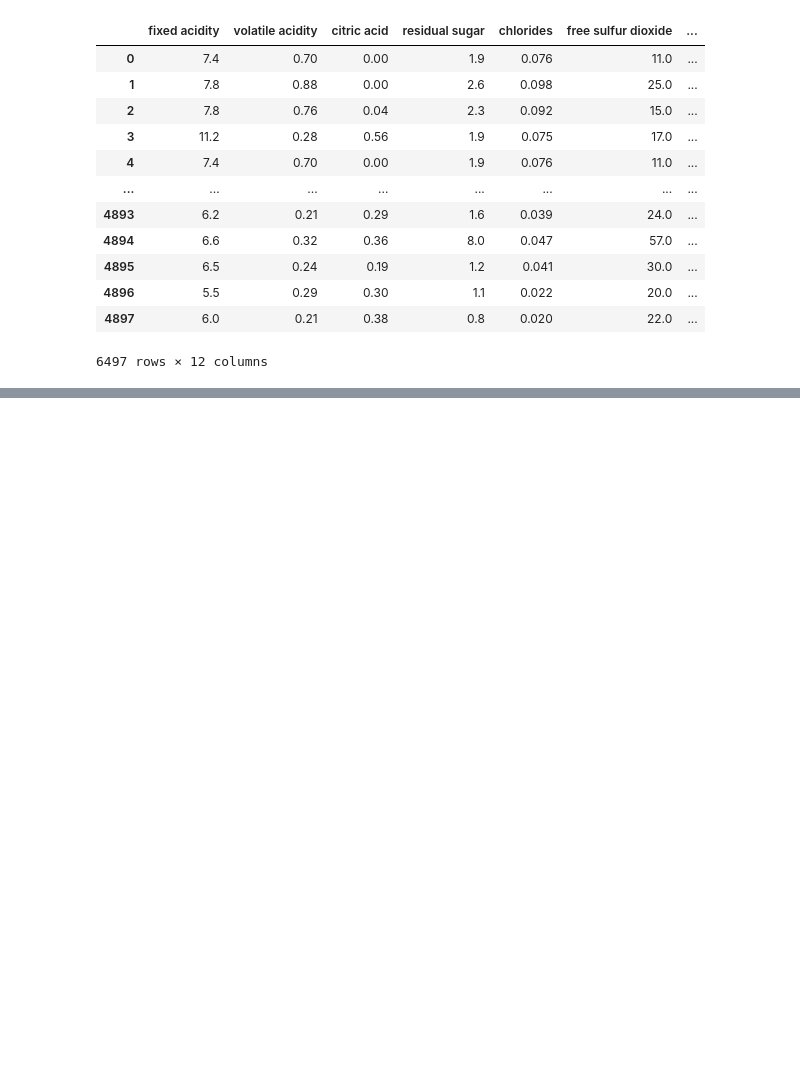
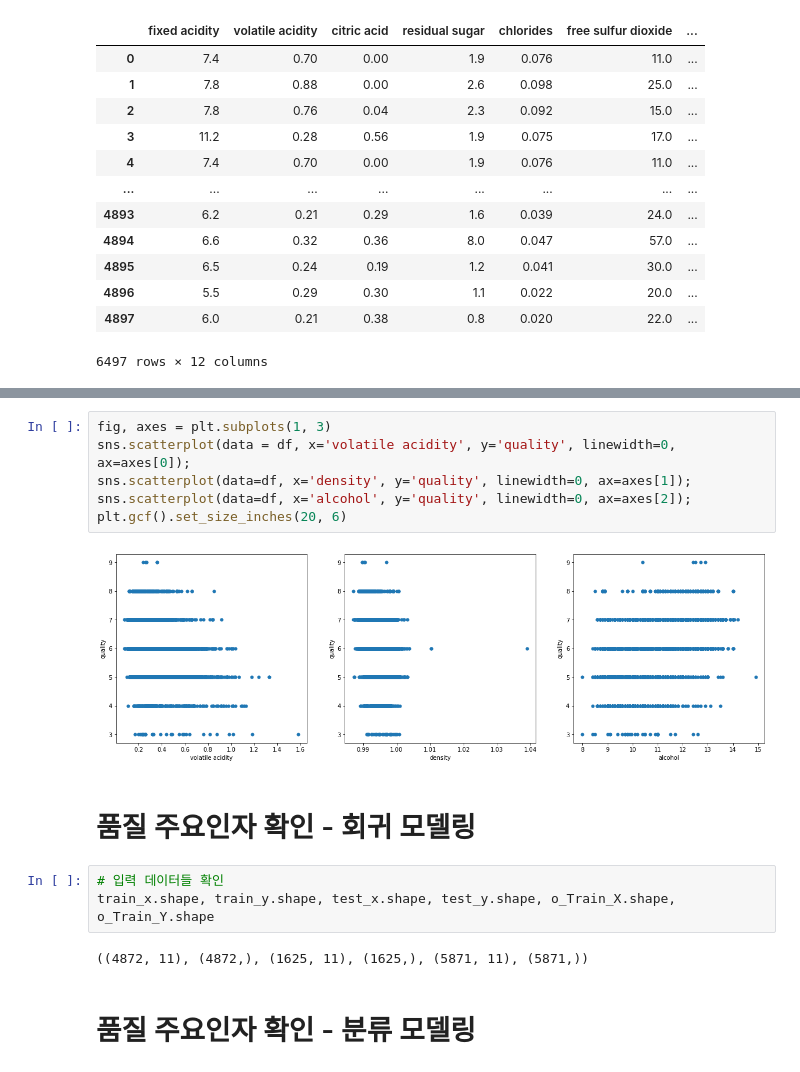
Before and after one commit to seonydg/ml-premium-wine-production-analysis, a Jupyter notebook: premium-wine-production-analysis-1.ipynb, the cells around one changed output, grey strips where cells are left out. Drawn from its saved outputs; the diff is of its cells as text; blank space fills up the shorter version.

```diff
--- a/premium-wine-production-analysis-1.ipynb
+++ b/premium-wine-production-analysis-1.ipynb
@@ -30,0 +185,17 @@ df
+# %%
+fig, axes = plt.subplots(1, 3)
+sns.scatterplot(data = df, x='volatile acidity', y='quality', linewidth=0, ax=axes[0]);
+sns.scatterplot(data=df, x='density', y='quality', linewidth=0, ax=axes[1]);
+sns.scatterplot(data=df, x='alcohol', y='quality', linewidth=0, ax=axes[2]);
+plt.gcf().set_size_inches(20, 6)
+# %% [output]
+[figure, added]
+# %% [markdown]
+# 품질 주요인자 확인 - 회귀 모델링
+# %%
+# 입력 데이터들 확인
+train_x.shape, train_y.shape, test_x.shape, test_y.shape, o_Train_X.shape, o_Train_Y.shape
+# %% [output]
+((4872, 11), (4872,), (1625, 11), (1625,), (5871, 11), (5871,))
+# %% [markdown]
+# 품질 주요인자 확인 - 분류 모델링
```
Also changed, not shown: parts of 16 cells of this notebook.
